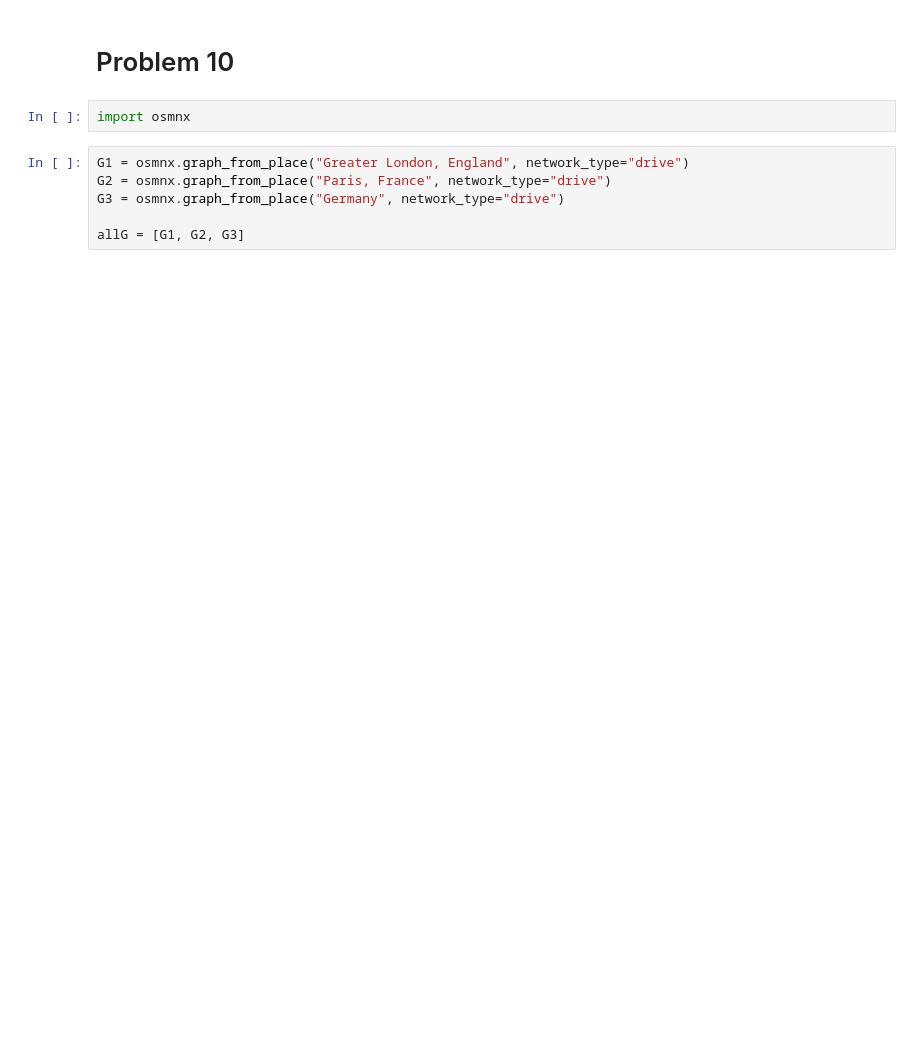
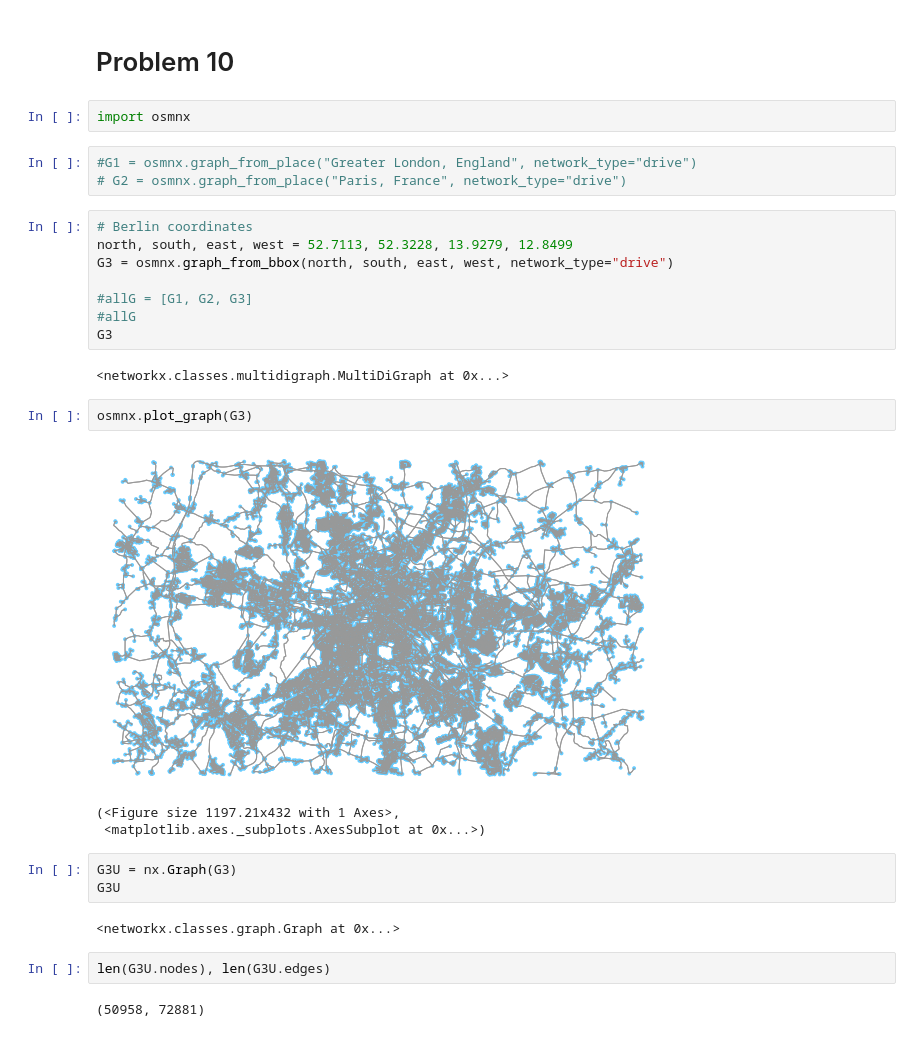
Before and after one commit to matheushjs/sandbox, a Jupyter notebook: complex_nets/lista1.ipynb, the cells around one changed output. Drawn from its saved outputs; the diff is of its cells as text; blank space fills up the shorter version.

```diff
--- a/complex_nets/lista1.ipynb
+++ b/complex_nets/lista1.ipynb
@@ -787,8 +831,30 @@ df
 # %%
 import osmnx
 # %%
-G1 = osmnx.graph_from_place("Greater London, England", network_type="drive")
-G2 = osmnx.graph_from_place("Paris, France", network_type="drive")
-G3 = osmnx.graph_from_place("Germany", network_type="drive")
-
-allG = [G1, G2, G3]
+#G1 = osmnx.graph_from_place("Greater London, England", network_type="drive")
+# G2 = osmnx.graph_from_place("Paris, France", network_type="drive")
+# %%
+# Berlin coordinates
+north, south, east, west = 52.7113, 52.3228, 13.9279, 12.8499
+G3 = osmnx.graph_from_bbox(north, south, east, west, network_type="drive")
+
+#allG = [G1, G2, G3]
+#allG
+G3
+# %% [output]
+<networkx.classes.multidigraph.MultiDiGraph at 0x...>
+# %%
+osmnx.plot_graph(G3)
+# %% [output]
+[figure, added]
+(<Figure size 1197.21x432 with 1 Axes>,
+ <matplotlib.axes._subplots.AxesSubplot at 0x...>)
+# %%
+G3U = nx.Graph(G3)
+G3U
+# %% [output]
+<networkx.classes.graph.Graph at 0x...>
+# %%
+len(G3U.nodes), len(G3U.edges)
+# %% [output]
+(50958, 72881)
```
Also changed, not shown: parts of 12 cells of this notebook.
